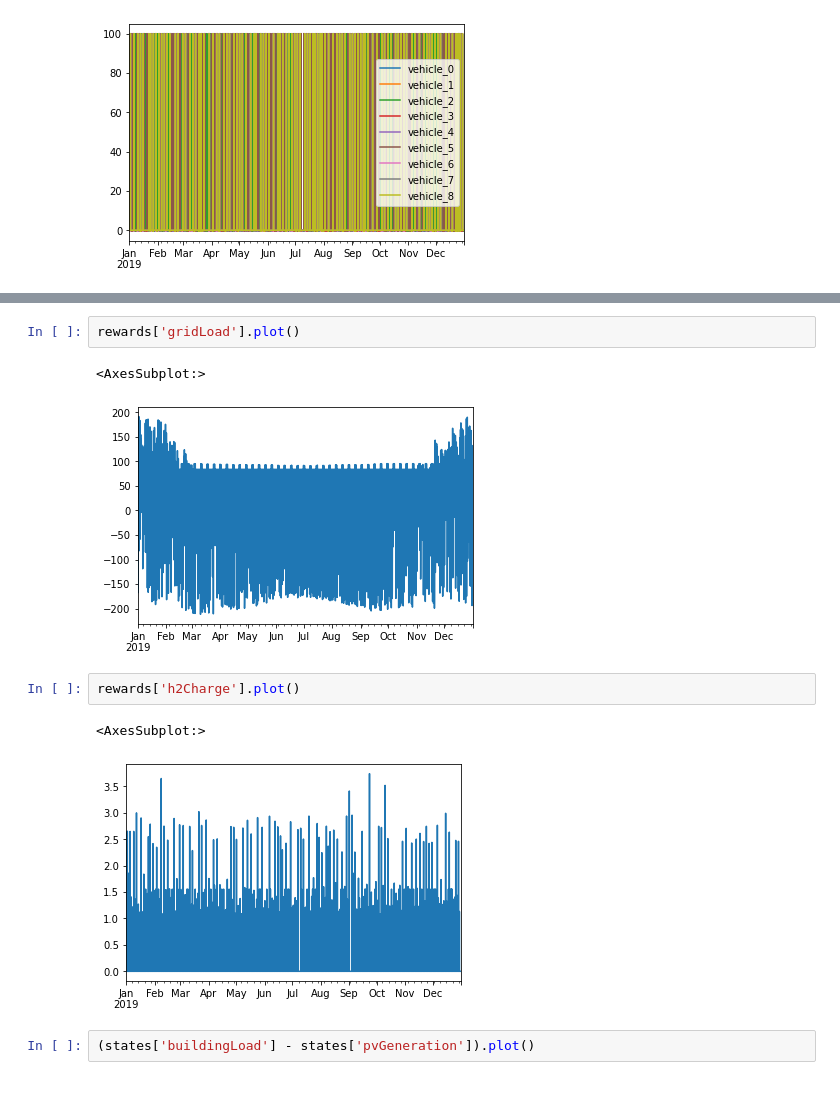
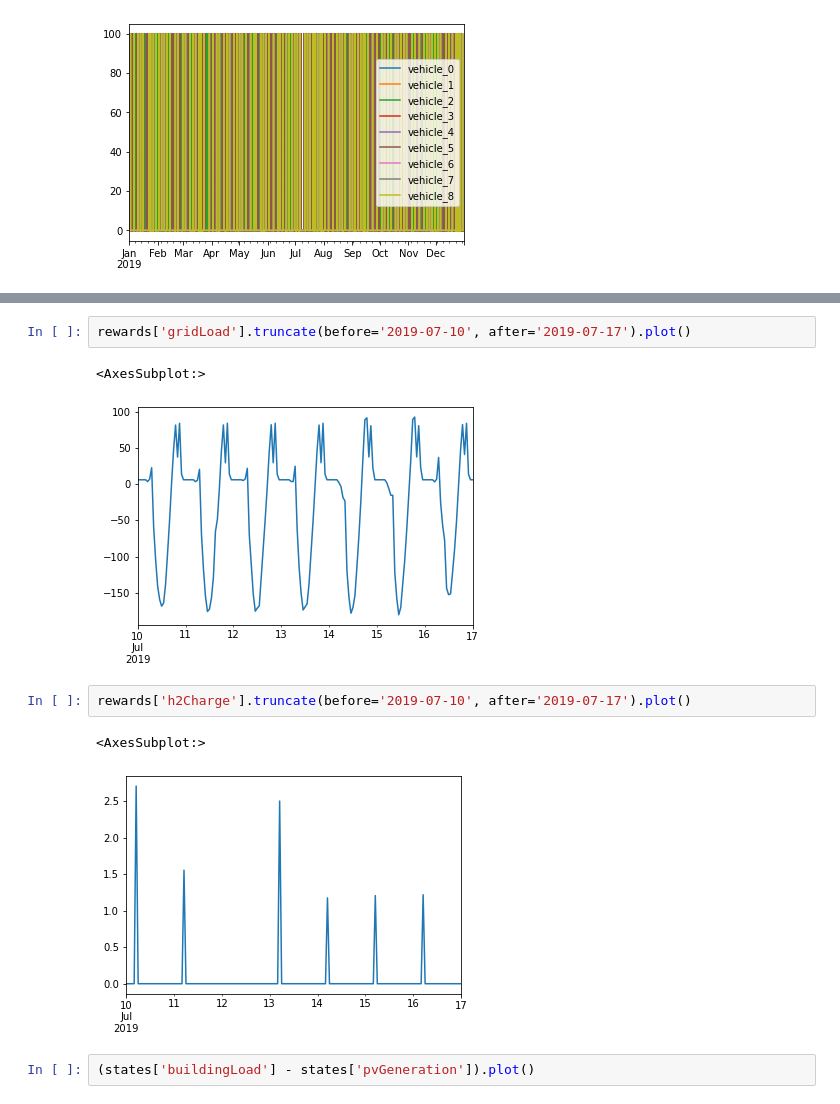
Before and after one commit to WalterZWang/AlphaHydrogen, a Jupyter notebook: gym_AlphaHydorgen/envs/test_gym.ipynb, the cells around one changed output, grey strips where cells are left out. Drawn from its saved outputs; the diff is of its cells as text.

```diff
--- a/gym_AlphaHydorgen/envs/test_gym.ipynb
+++ b/gym_AlphaHydorgen/envs/test_gym.ipynb
@@ -191,13 +180,13 @@ actions.plot()
 # %%
-rewards['gridLoad'].plot()
+rewards['gridLoad'].truncate(before='2019-07-10', after='2019-07-17').plot()
 # %% [output]
 <AxesSubplot:>
-[figure, old version]
+[figure, new version]
 # %%
-rewards['h2Charge'].plot()
+rewards['h2Charge'].truncate(before='2019-07-10', after='2019-07-17').plot()
 # %% [output]
 <AxesSubplot:>
-[figure, old version]
+[figure, new version]
 # %%
 (states['buildingLoad'] - states['pvGeneration']).plot()
 # %% [output]
```
Also changed, not shown: parts of 6 cells of this notebook, 4 other files.
